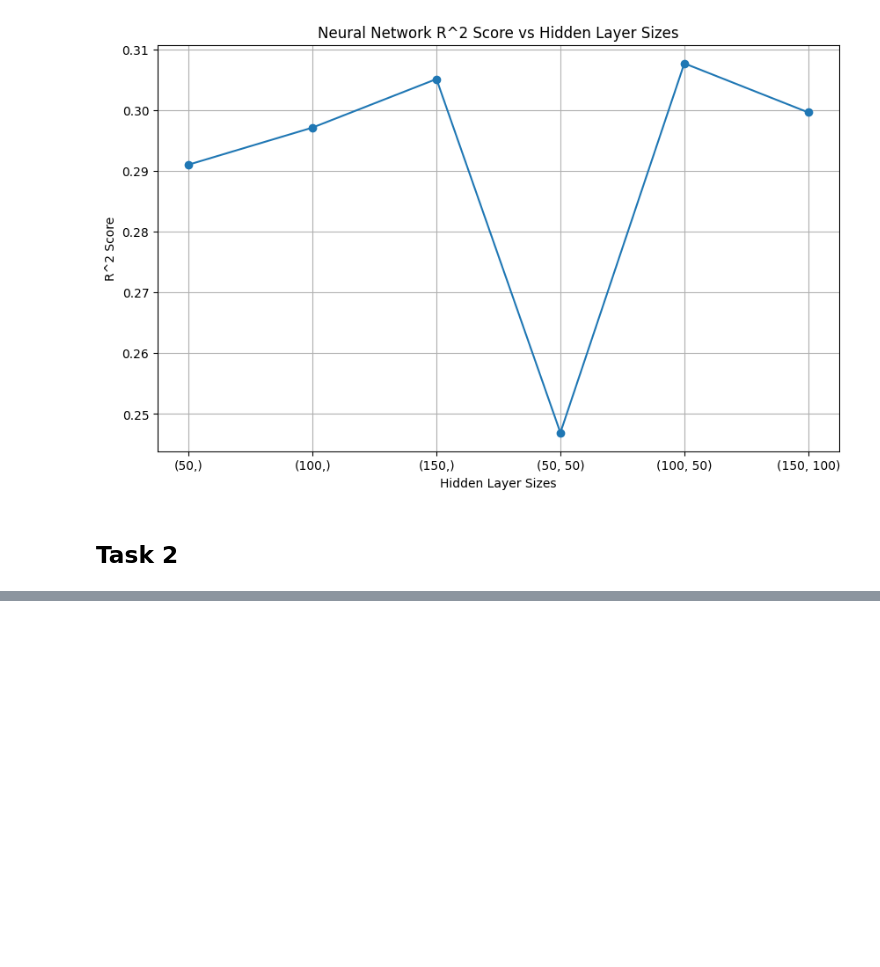
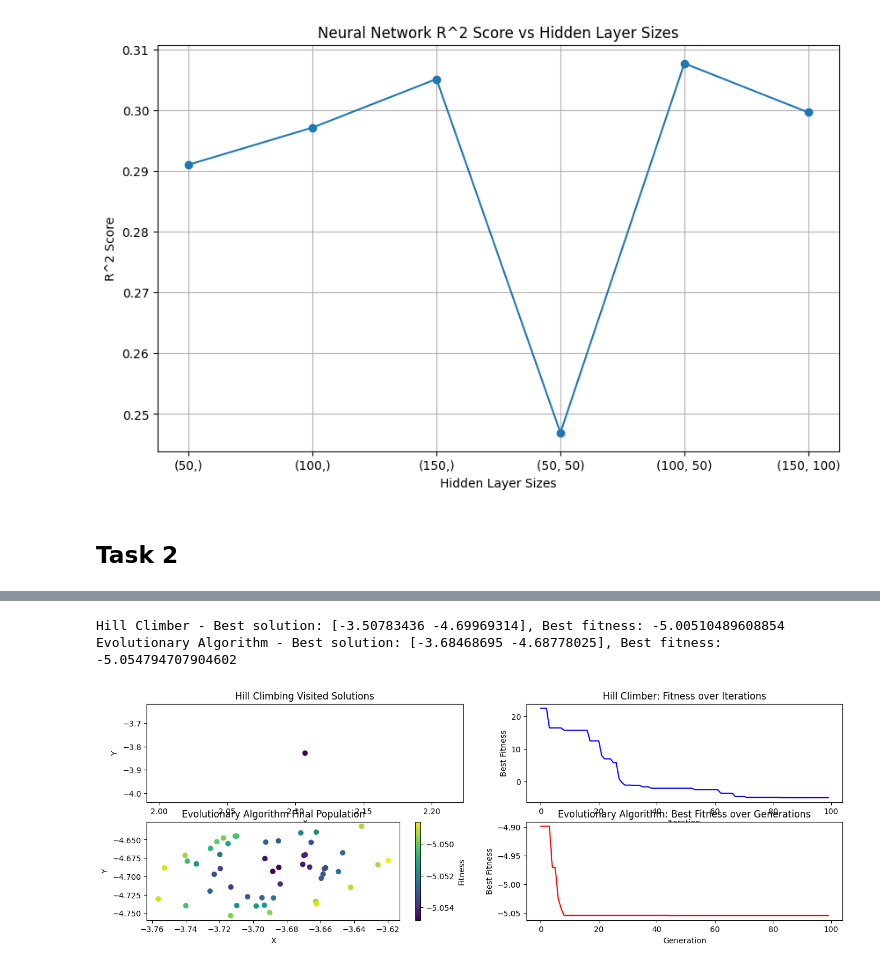
Before and after one commit to BenD2006/comp2002, a Jupyter notebook: COMP2002.ipynb, the cells around one changed output, grey strips where cells are left out. Drawn from its saved outputs; the diff is of its cells as text; code cells hidden in the pictures; blank space fills up the shorter version.

```diff
--- a/COMP2002.ipynb
+++ b/COMP2002.ipynb
@@ -362,37 +363,90 @@ class GMutation:
 
 def evolve(x, y, function, mutation, compare, A):
     xp = mutation.mutate(x)
     yp = function(xp)
 
     if not compare(y , yp) :
         x = xp
         y = yp
 
     A.append(y)
     return x,y,A
 
 def lessOrEqual(a, b):
     return a <= b
 
 def optimise(D, function, mutation, ngens, compare):
     x = np.random.uniform(-5, 5, D)
     y = function(x)
     archive = []
+    all_solutions = [[x[0], x[1], y]]
 
     for gen in range(ngens):
         x, y, archive = evolve(x, y, function, mutation, compare, archive)
 
-    return x,y,archive
+    return x,y,archive, np.array(all_solutions)
 
+def evolve_pop(parents, parent_fitness, function, mutation):
+    children = np.array([mutation.mutate(parent) for parent in parents])
+    child_fitness = np.array([function(child) for child in children])
+
+    combined_list = np.vstack((parents, children))
+    combined_fitness = np.concatenate((parent_fitness, child_fitness))
+
+    best_i = np.argsort(combined_fitness)
+
+    size = len(parents)
+    new_parents = combined_list[best_i][:size]
+    new_parent_fitness = combined_fitness[best_i][:size]
+
+    return new_parents, new_parent_fitness
+
+def optimise_pop(D, function, mutation, ngens, pop_size):
+    parents = np.random.uniform(-5, 5, (pop_size, D))
+    parent_fitness = np.array([function(parent) for parent in parents])
+    archive = []
+
+    for gen in range(ngens):
+        parents, parent_fitness = evolve_pop(parents, parent_fitness, function, mutation)
+        archive.append(parent_fitness[0])
+
+    return parents[0], parent_fitness[0], archive, parents, parent_fitness
 
 
 mutation = GMutation(mutation_step_size=0.5)
-best_sol, best_fit, fitness_history = optimise(D=2, function=mccormick_function, mutation=mutation, ngens=100, compare=lessOrEqual)
+h_best_sol, h_best_fit, h_fitness_history, h_all_solutions = optimise(D=2, function=mccormick_function, mutation=mutation, ngens=100, compare=lessOrEqual)
 
-print(f"Best solution: {best_sol}, Best fitness: {best_fit}")
+print(f"Hill Climber - Best solution: {h_best_sol}, Best fitness: {h_best_fit}")
 
-plt.figure(figsize=(8, 5))
-plt.plot(fitness_history)
-plt.title('Hill Climber: Fitness over Time')
-plt.ylabel('Fitness Score (Minimisation)')
+e_best_sol, e_best_fit, e_fitness_history, e_final, e_final_fitness = optimise_pop(D, mccormick_function, mutation, ngens=100, pop_size=50)
+
+print(f"Evolutionary Algorithm - Best solution: {e_best_sol}, Best fitness: {e_best_fit}")
+
+fig, axis = plt.subplots(2, 2, figsize=(16, 5))
+
+scatter1 = axis[0,0].scatter(h_all_solutions[:, 0], h_all_solutions[:, 1], c=h_all_solutions[:, 2], cmap='viridis')
+axis[0, 0].set_title('Hill Climbing Visited Solutions')
+axis[0, 0].set_xlabel('X')
+axis[0, 0].set_ylabel('Y')
+
+axis[0, 1].plot(h_fitness_history, color='blue')
+axis[0, 1].set_title('Hill Climber: Fitness over Iterations')
+axis[0, 1].set_xlabel('Iteration')
+axis[0, 1].set_ylabel('Best Fitness')
+
+scatter2 = axis[1, 0].scatter(e_final[:, 0], e_final[:, 1], c=e_final_fitness, cmap='viridis')
+fig.colorbar(scatter2, ax=axis[1, 0], label='Fitness')
+axis[1, 0].set_title('Evolutionary Algorithm Final Population')
+axis[1, 0].set_xlabel('X')
+axis[1, 0].set_ylabel('Y')
+
+axis[1, 1].plot(e_fitness_history, color='red')
+axis[1, 1].set_title('Evolutionary Algorithm: Best Fitness over Generations')
+axis[1, 1].set_xlabel('Generation')
+axis[1, 1].set_ylabel('Best Fitness')
+
 plt.show()
+# %% [output]
+Hill Climber - Best solution: [-3.50783436 -4.69969314], Best fitness: -5.00510489608854
+Evolutionary Algorithm - Best solution: [-3.68468695 -4.68778025], Best fitness: -5.054794707904602
+[figure, added]
```
Also changed, not shown: parts of 1 cell of this notebook.
